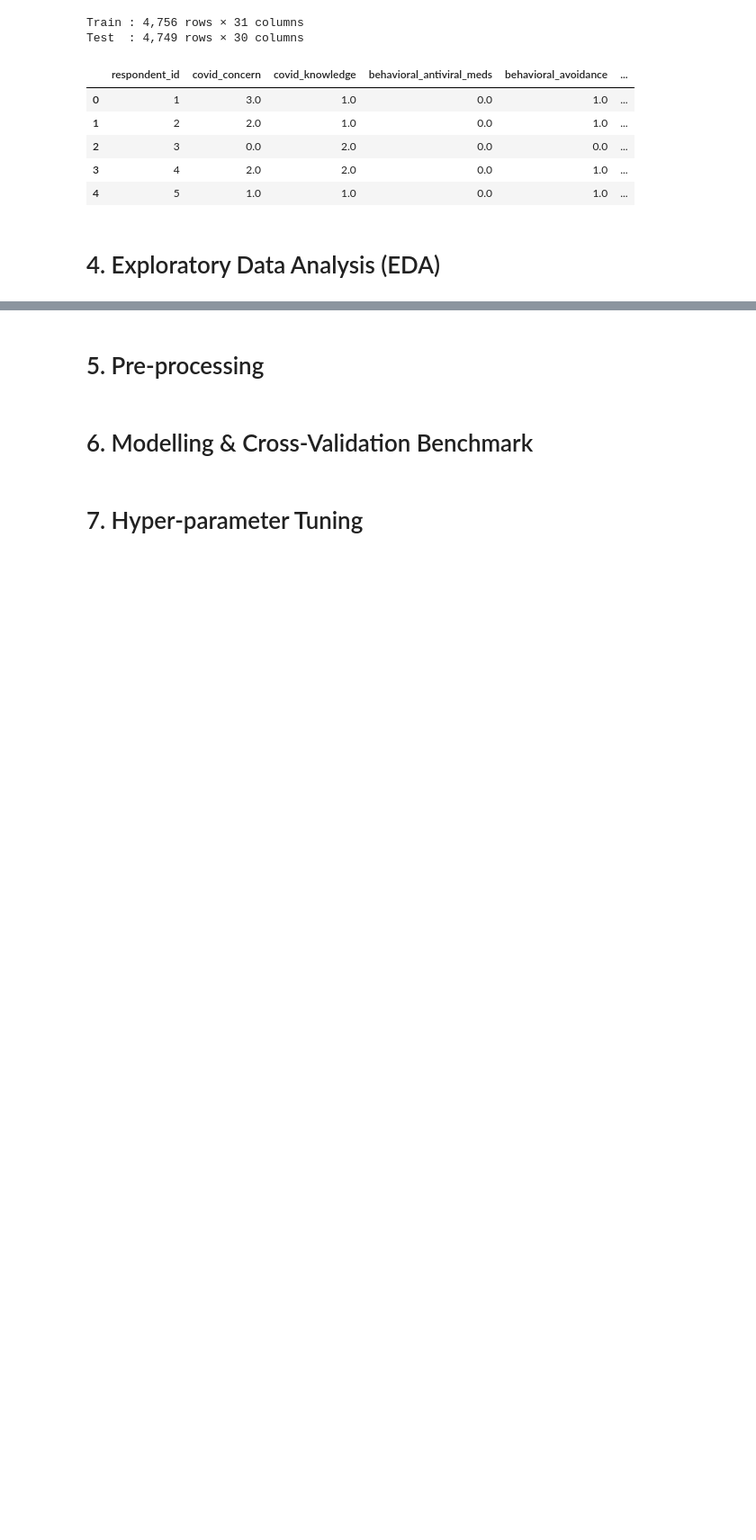
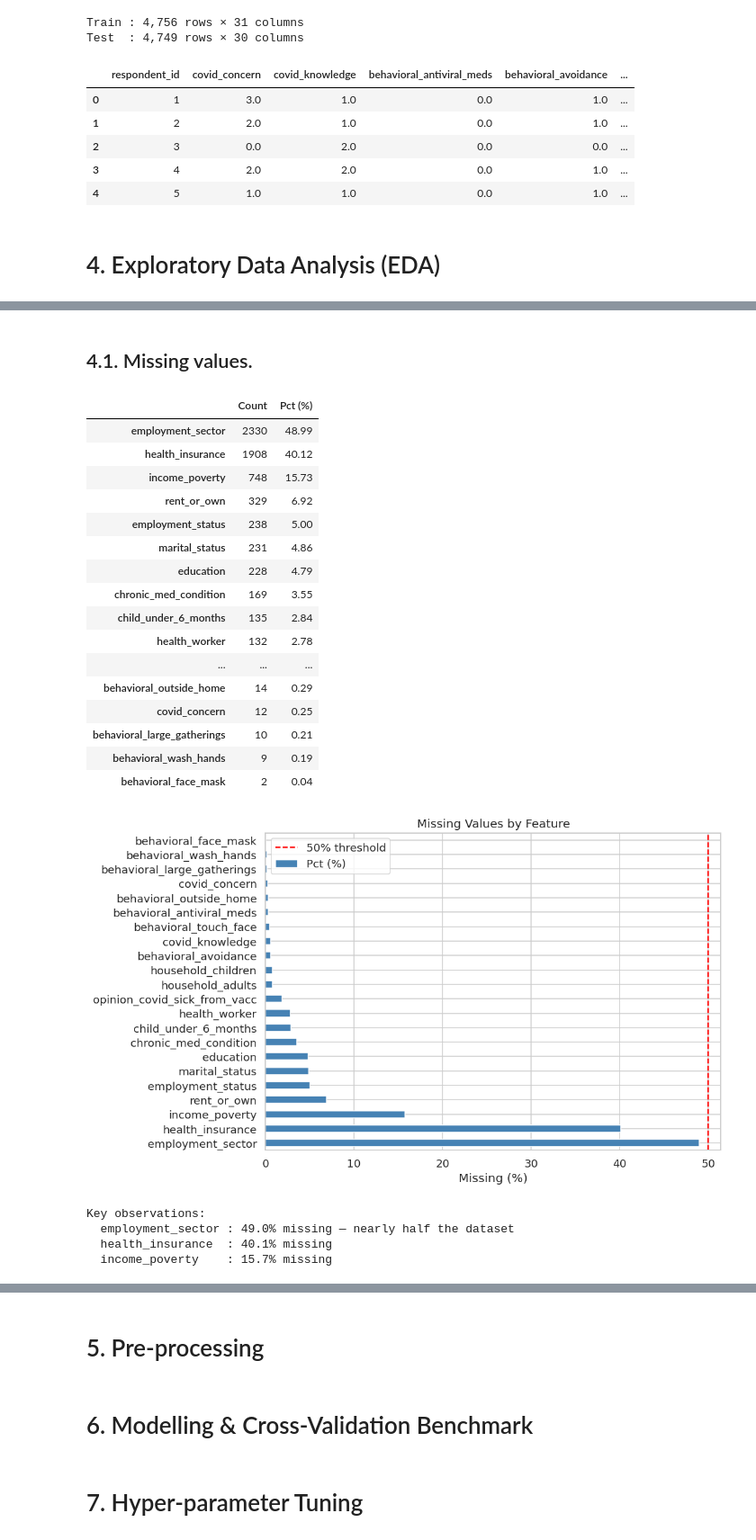
Before and after one commit to UH-GROUP-X/Hackathon26, a Jupyter notebook: UH_GROUP_X.ipynb, the cells around one changed output, grey strips where cells are left out. Shown at 90% size. Cells and saved outputs as stored; diff of their text form; code cells hidden in the pictures; blank space fills up the shorter version.

```diff
--- a/UH_GROUP_X.ipynb
+++ b/UH_GROUP_X.ipynb
@@ -156,0 +198,46 @@ Test  : 4,749 rows × 30 columns
+# %% [markdown]
+## 4.1. Missing values.
+# %%
+missing = train_raw.isnull().sum().sort_values(ascending=False)
+missing_pct = (missing / len(train_raw) * 100).round(2)
+missing_df = pd.DataFrame({'Count': missing, 'Pct (%)': missing_pct})
+missing_df = missing_df[missing_df['Count'] > 0]
+display(missing_df)
+
+fig, ax = plt.subplots(figsize=(10, 6))
+missing_df['Pct (%)'].plot(kind='barh', ax=ax, color='steelblue')
+ax.axvline(50, color='red', linestyle='--', label='50% threshold')
+ax.set_xlabel('Missing (%)')
+ax.set_title('Missing Values by Feature')
+ax.legend()
+plt.tight_layout()
+plt.show()
+
+# Key observations
+print('Key observations:')
+print(f'  employment_sector : {train_raw["employment_sector"].isnull().mean()*100:.1f}% missing — nearly half the dataset')
+print(f'  health_insurance  : {train_raw["health_insurance"].isnull().mean()*100:.1f}% missing')
+print(f'  income_poverty    : {train_raw["income_poverty"].isnull().mean()*100:.1f}% missing')
+# %% [output]
+|  | Count | Pct (%) |
+| employment_sector | 2330 | 48.99 |
+| health_insurance | 1908 | 40.12 |
+| income_poverty | 748 | 15.73 |
+| rent_or_own | 329 | 6.92 |
+| employment_status | 238 | 5.00 |
+| marital_status | 231 | 4.86 |
+| education | 228 | 4.79 |
+| chronic_med_condition | 169 | 3.55 |
+| child_under_6_months | 135 | 2.84 |
+| health_worker | 132 | 2.78 |
+| ... | ... | ... |
+| behavioral_outside_home | 14 | 0.29 |
+| covid_concern | 12 | 0.25 |
+| behavioral_large_gatherings | 10 | 0.21 |
+| behavioral_wash_hands | 9 | 0.19 |
+| behavioral_face_mask | 2 | 0.04 |
+[figure, added]
+Key observations:
+  employment_sector : 49.0% missing — nearly half the dataset
+  health_insurance  : 40.1% missing
+  income_poverty    : 15.7% missing
```
Also changed, not shown: parts of 3 cells of this notebook.
